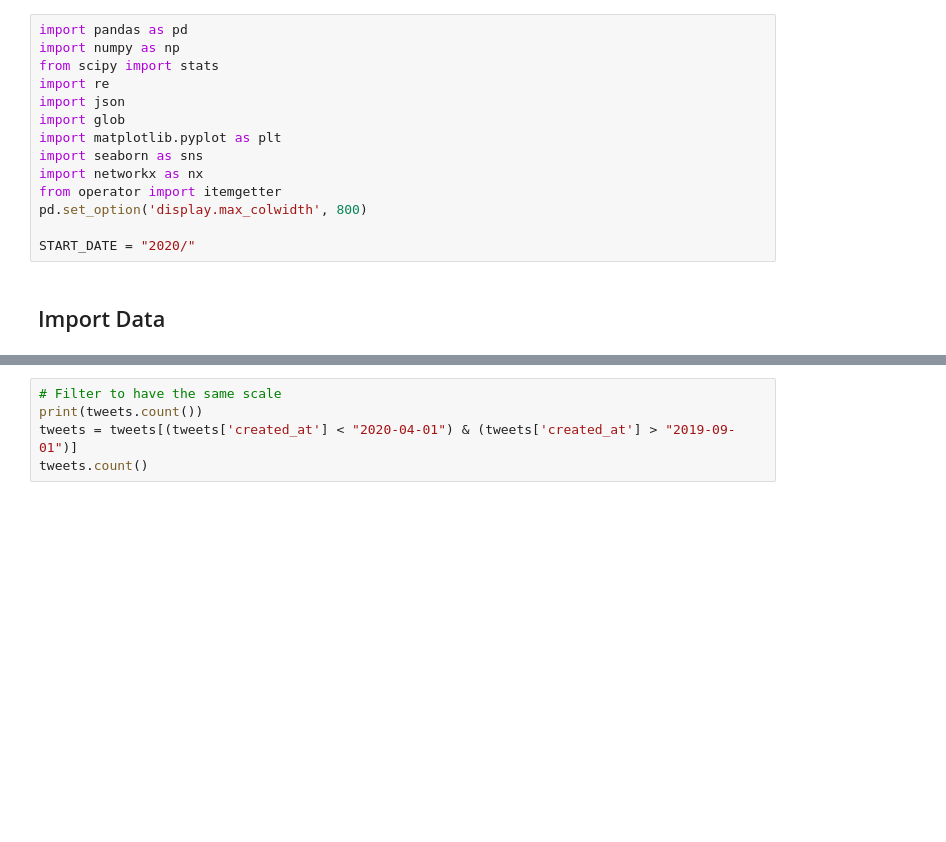
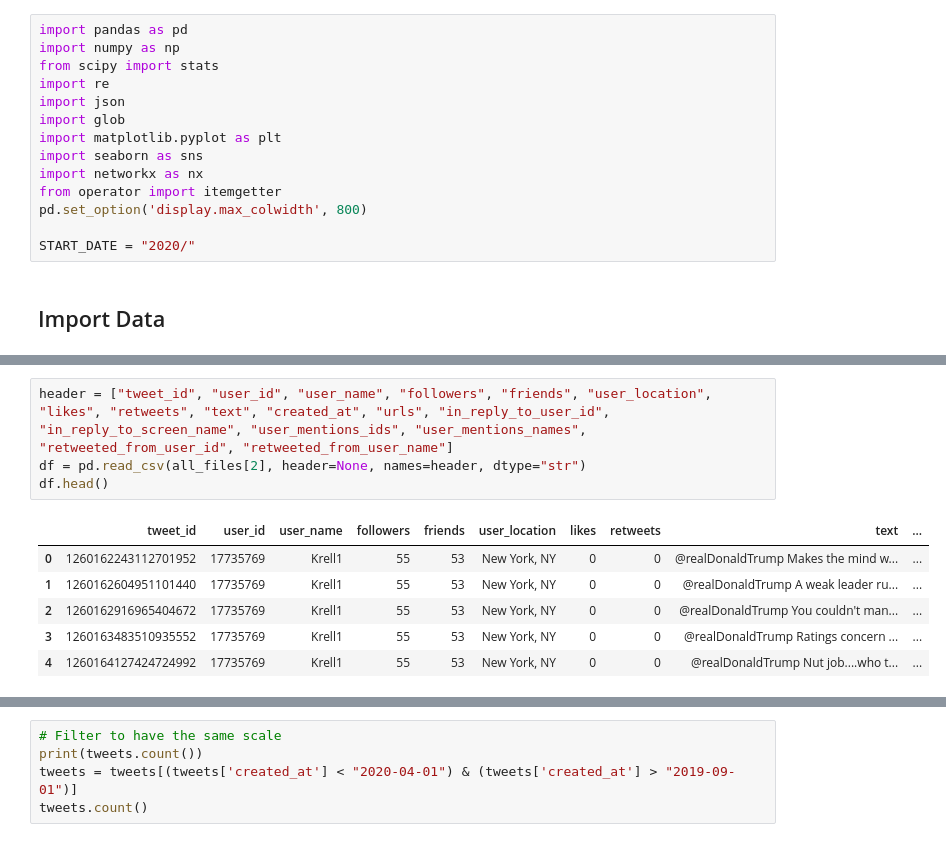
Before and after one commit to JRappaz/Panorama, a Jupyter notebook: notebooks/Interaction Network.ipynb, the cells around one changed output, grey strips where cells are left out. Drawn from its saved outputs; the diff is of its cells as text; blank space fills up the shorter version.

```diff
--- a/notebooks/Interaction Network.ipynb
+++ b/notebooks/Interaction Network.ipynb
@@ -43,0 +122,11 @@ tweets.head(3)
+# %%
+header = ["tweet_id", "user_id", "user_name", "followers", "friends", "user_location", "likes", "retweets", "text", "created_at", "urls", "in_reply_to_user_id", "in_reply_to_screen_name", "user_mentions_ids", "user_mentions_names", "retweeted_from_user_id", "retweeted_from_user_name"]
+df = pd.read_csv(all_files[2], header=None, names=header, dtype="str")
+df.head()
+# %% [output]
+|  | tweet_id | user_id | user_name | followers | friends | user_location | likes | retweets | text | ... |
+| 0 | 1260162243112701952 | 17735769 | Krell1 | 55 | 53 | New York, NY | 0 | 0 | @realDonaldTrump Makes the mind w... | ... |
+| 1 | 1260162604951101440 | 17735769 | Krell1 | 55 | 53 | New York, NY | 0 | 0 | @realDonaldTrump A weak leader ru... | ... |
+| 2 | 1260162916965404672 | 17735769 | Krell1 | 55 | 53 | New York, NY | 0 | 0 | @realDonaldTrump You couldn't man... | ... |
+| 3 | 1260163483510935552 | 17735769 | Krell1 | 55 | 53 | New York, NY | 0 | 0 | @realDonaldTrump Ratings concern ... | ... |
+| 4 | 1260164127424724992 | 17735769 | Krell1 | 55 | 53 | New York, NY | 0 | 0 | @realDonaldTrump Nut job....who t... | ... |
```
Also changed, not shown: parts of 35 cells of this notebook, 10 other files.
